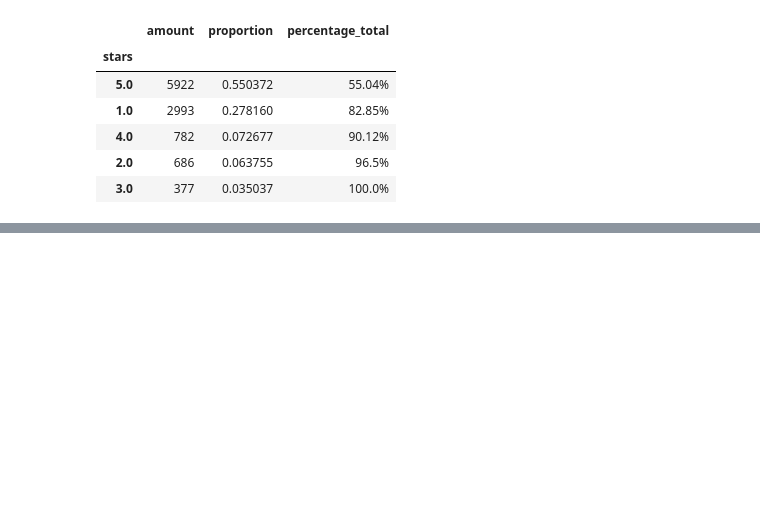
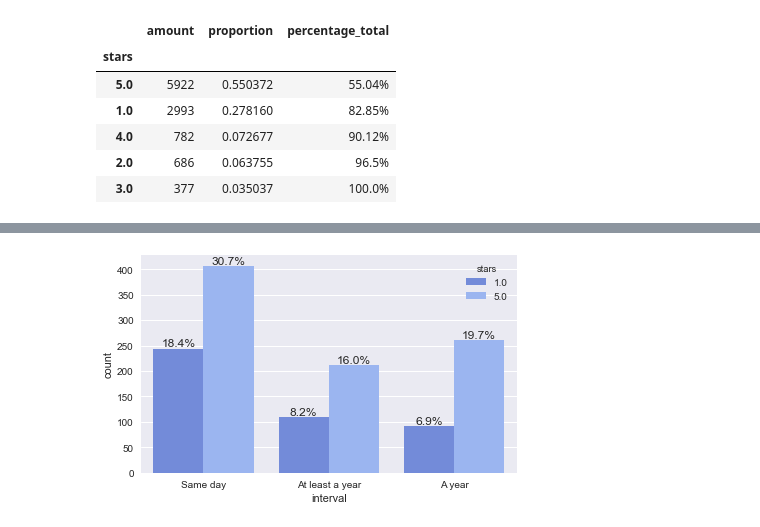
Before and after one commit to victorchennn/Yelp-Analysis, a Jupyter notebook: Yelp.ipynb, the cells around one changed output, grey strips where cells are left out. Cells and saved outputs as stored; diff of their text form; code cells hidden in the pictures; blank space fills up the shorter version.

```diff
--- a/Yelp.ipynb
+++ b/Yelp.ipynb
@@ -710,0 +714,12 @@ The consequence is expected: nearly `55%` users gave **5-star** reviews and `27.
+# %%
+partof_users = users[users['review_count'] == 1][['user_id', 'stars', 'yelping_since']]
+partof_users = partof_users[(partof_users['stars']==5) | (partof_users['stars']==1)]
+partof_reviews = reviews[['review_id', 'text', 'business_id', 'user_id', 'date']]
+partof_business = business[['business_id', 'is_open', 'stars', 'review_count', 'categories']]
+partof_business = partof_business.rename(columns={'stars':'average_star'})
+
+temp = partof_users.merge(partof_reviews, left_on='user_id', right_on='user_id')
+extreme_stars = temp.merge(partof_business, left_on='business_id', right_on='business_id')
+
+print("Number of available users who gave extreme-star reviews:", len(extreme_stars))
+extreme_stars.head()
@@ -710,0 +736,9 @@ The consequence is expected: nearly `55%` users gave **5-star** reviews and `27.
+# %%
+odd = abs(extreme_stars['stars'] - extreme_stars['average_star']) >= 3
+extreme_stars['odd'] = odd
+print('Number of odd users:', sum(odd))
+print('Number of total users:', len(odd))
+
+odd = extreme_stars[extreme_stars['odd'] == True]
+print('Number of oddly disappointed users:', len(odd[odd['stars'] == 1]))
+print('Number of oddly satisfied users:', len(odd[odd['stars'] == 5]))
@@ -710,0 +754,24 @@ The consequence is expected: nearly `55%` users gave **5-star** reviews and `27.
+# %%
+extreme_stars['date_diff'] = extreme_stars['date'] - extreme_stars['yelping_since']
+sameday = datetime.timedelta(0)
+year = datetime.timedelta(365)
+def helper(x):
+    if x == sameday:
+        return 'Same day'
+    elif x >= year:
+        return 'At least a year'
+    else:
+        return 'A year'
+
+extreme_stars['interval'] = extreme_stars['date_diff'].apply(helper)
+# %%
+sns.set()
+sns.set_palette(sns.color_palette("coolwarm", 7))
+ax = sns.countplot(x = 'interval', hue = 'stars', data = extreme_stars)
+for patch in ax.patches:
+    x = patch.get_bbox().get_points()[:, 0]
+    y = patch.get_bbox().get_points()[1, 1]
+    p = y / len(extreme_stars) * 100
+    ax.annotate('{:.1f}%'.format(p), (x.mean(), y), ha='center', va='bottom')
+# %% [output]
+[figure, added]
```
Also changed, not shown: parts of 18 cells of this notebook, 2 other files.
